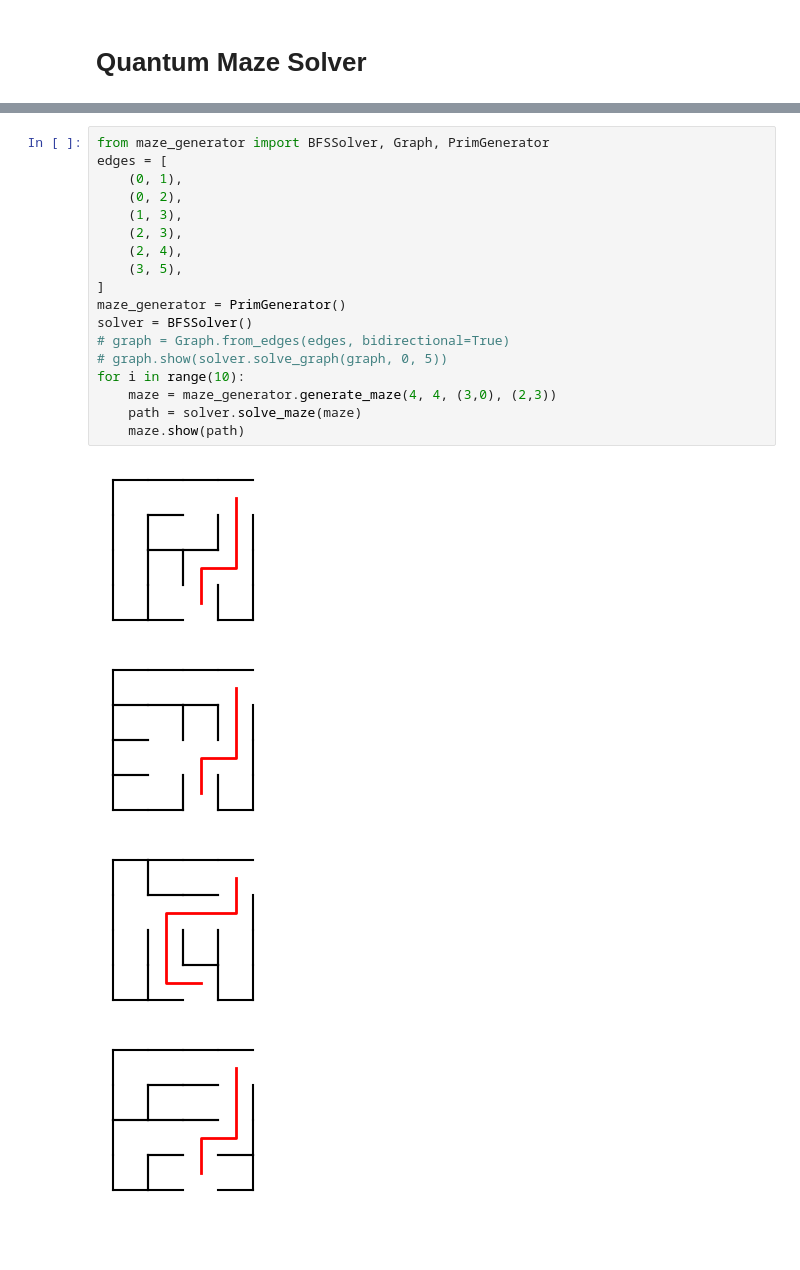
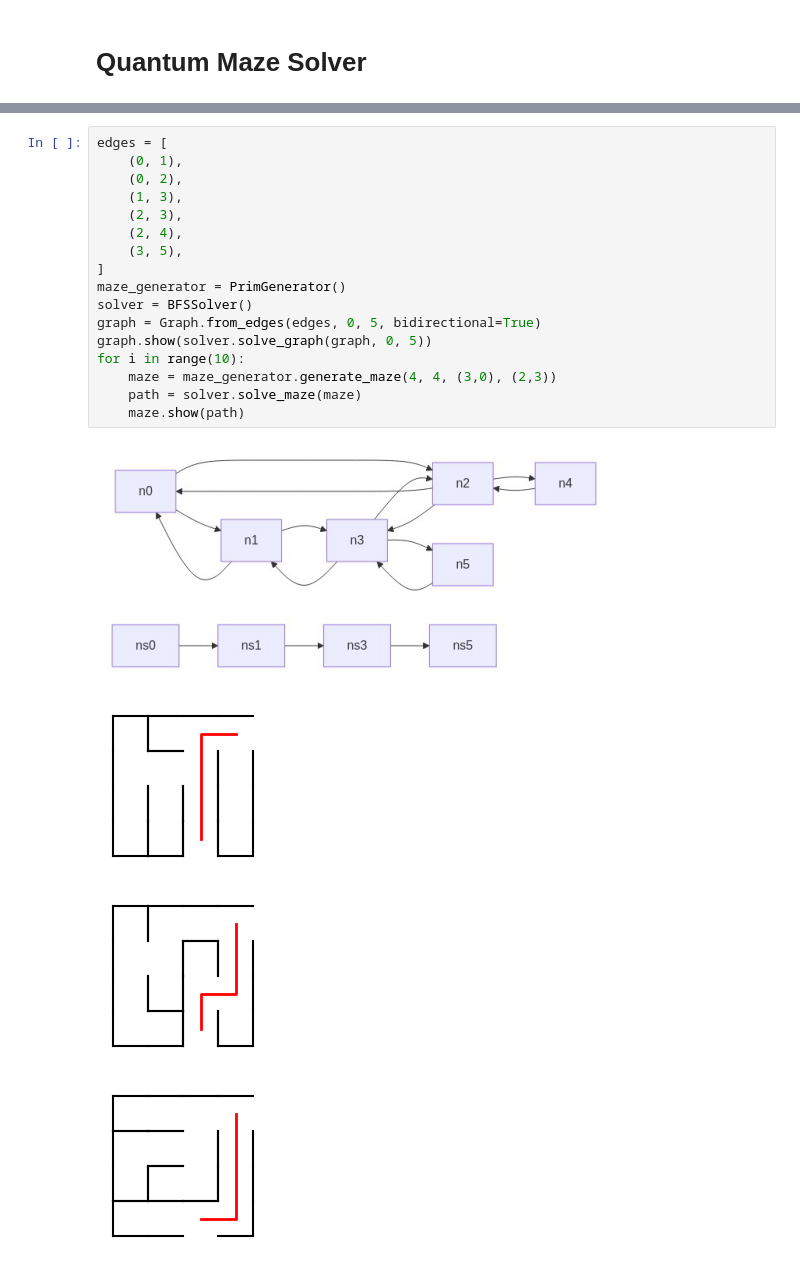
Before and after one commit to 1ngVG-QCCE/QuantumMazeSolver, a Jupyter notebook: maze_solver_tests.ipynb, the cells around one changed output, grey strips where cells are left out. Cells and saved outputs as stored; diff of their text form; blank space fills up the shorter version.

```diff
--- a/maze_solver_tests.ipynb
+++ b/maze_solver_tests.ipynb
@@ -142,23 +51,22 @@ r = [print(k, ':', v) for k, v in sorted(Counter(result).items(), key=lambda x:
 # %%
-from maze_generator import BFSSolver, Graph, PrimGenerator
 edges = [
     (0, 1),
     (0, 2),
     (1, 3),
     (2, 3),
     (2, 4),
     (3, 5),
 ]
 maze_generator = PrimGenerator()
 solver = BFSSolver()
-# graph = Graph.from_edges(edges, bidirectional=True)
-# graph.show(solver.solve_graph(graph, 0, 5))
+graph = Graph.from_edges(edges, 0, 5, bidirectional=True)
+graph.show(solver.solve_graph(graph, 0, 5))
 for i in range(10):
     maze = maze_generator.generate_maze(4, 4, (3,0), (2,3))
     path = solver.solve_maze(maze)
     maze.show(path)
 # %% [output]
-[figure, old version]
+[figure, new version]
-[figure, old version]
+[figure, new version]
-[figure, old version]
+[figure, new version]
-[figure, old version]
+[figure, new version]
```
Also changed, not shown: parts of 6 cells of this notebook, 3 other files.
